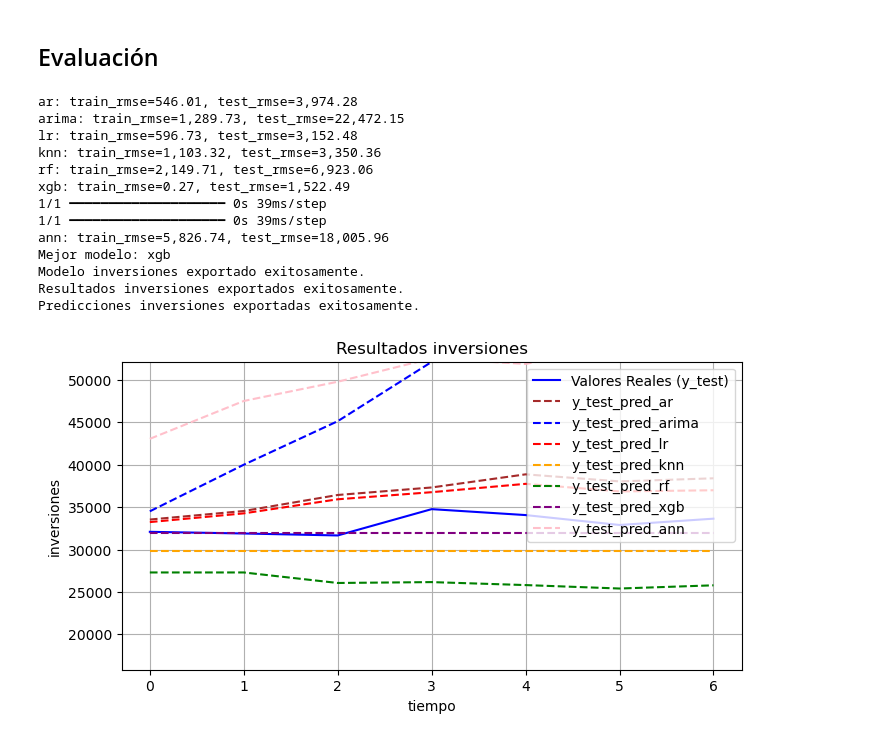
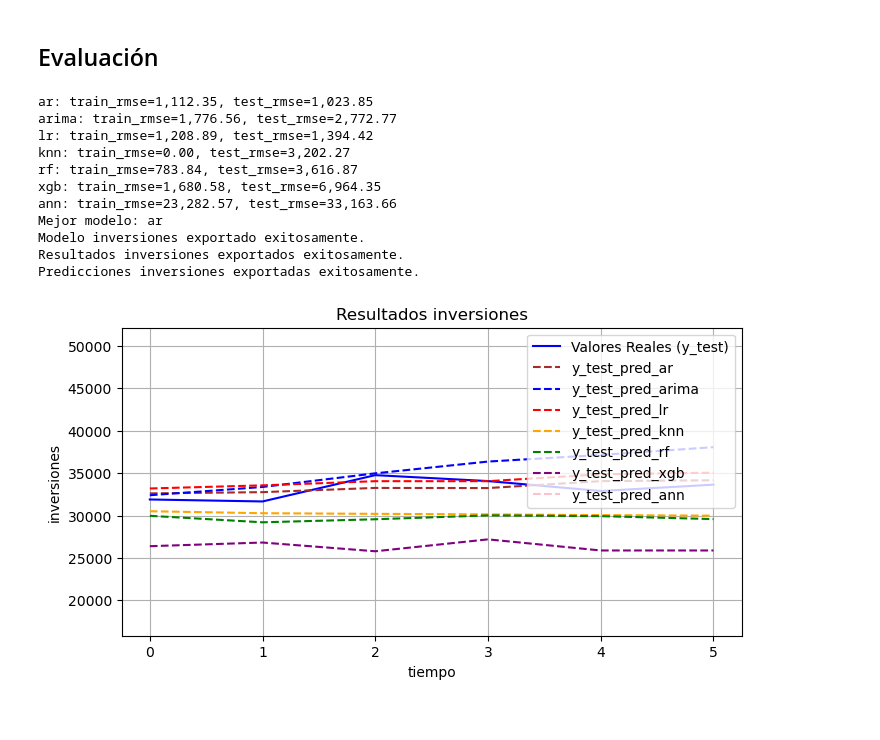
Before and after one commit to roolzpolo/papd-proyecto-final, a Jupyter notebook: 2_inversiones.ipynb, the cells around one changed output. Saved outputs shown, nothing was run; the diff lists cells and outputs as text; code cells hidden in the pictures.

```diff
--- a/2_inversiones.ipynb
+++ b/2_inversiones.ipynb
@@ -234,28 +257,30 @@ def optimize_arima(y_train, X_train, p_values, d_values, q_values):
 
     return best_model, best_params
 
-def arquitectura_ann(cant_capas, cant_neurons, learning_rate, input_dim):
+def arquitectura_ann(cant_capas, cant_neurons, learning_rate, dropout_rate, input_dim):
     model = Sequential([Input(shape=(input_dim,))])
     for _ in range(cant_capas):
-        model.add(Dense(cant_neurons, activation='relu', kernel_regularizer=l2(0.01)))
-        model.add(Dropout(0.5))
+        model.add(Dense(cant_neurons, activation='relu', kernel_initializer='he_normal', kernel_regularizer=l2(1e-3)))
+        model.add(BatchNormalization())
+        model.add(Dropout(rate=dropout_rate))
     model.add(Dense(1))
     optimizer = Adam(learning_rate=learning_rate)
     model.compile(optimizer=optimizer, loss='mse')
     return model
 
 def optimizar_ann(trial, X_train, y_train):
-    cant_capas = trial.suggest_int('cant_capas', 2, 8, 2)
-    cant_neurons = trial.suggest_int('cant_neurons', 8, 64, 8)
-    batch_size = trial.suggest_categorical('batch_size', [16, 32, 64, 128])
-    learning_rate = trial.suggest_categorical('learning_rate', [0.001,0.01, 0.1])
+    cant_capas = trial.suggest_int('cant_capas', 1, 4, 1)
+    cant_neurons = trial.suggest_int('cant_neurons', 2, 8, 2)
+    batch_size = trial.suggest_categorical('batch_size', [32, 64, 128])
+    learning_rate = trial.suggest_categorical('learning_rate', [0.001, 0.01])
+    dropout_rate = trial.suggest_float('dropout_rate', 0.3, 0.7)
 
-    model = arquitectura_ann(cant_capas, cant_neurons, learning_rate, X_train.shape[1])
-    early_stopping = EarlyStopping(monitor='val_loss', patience=3, restore_best_weights=True)
+    model = arquitectura_ann(cant_capas, cant_neurons, learning_rate, dropout_rate, X_train.shape[1])
+    early_stopping = EarlyStopping(monitor='val_loss', patience=5, restore_best_weights=True)
     history = model.fit(
         X_train, y_train,
         validation_split=0.2,
-        epochs=100, batch_size=batch_size, verbose=0, callbacks=[early_stopping]
+        epochs=40, batch_size=batch_size, verbose=0, callbacks=[early_stopping]
     )
     return min(history.history['val_loss'])
 # %%
@@ -372,21 +401,29 @@ ANN Best Parameters: {'cant_capas': 8, 'cant_neurons': 40, 'batch_size': 64, 'le
 # %% [markdown]
 ## Evaluación
 # %%
-def evaluate(best_models, X_train, y_train, X_test, y_test, target_var):
+def evaluate(best_models, X_train_pca_lv, X_train_pca_hv, y_train, X_test_pca_lv, X_test_pca_hv, y_test, target_var):
     results = {}
     for name, model in best_models.items():
         # Predicción y cálculo del MSE en el conjunto de entrenamiento
         if name in ('ar', 'arima'):
-            y_train_pred = model.predict(start=0, end=len(y_train)-1, exog=X_train)
+            y_train_pred = model.predict(start=0, end=len(y_train)-1, exog=X_train_pca_lv)
+        elif name == 'ann':
+            y_train_pred = model.predict(X_train_pca_hv, verbose=0)
+        elif name == 'lr':
+            y_train_pred = model.predict(X_train_pca_lv)
         else:
-            y_train_pred = model.predict(X_train)
+            y_train_pred = model.predict(X_train_pca_hv)
         train_mse = mean_squared_error(y_train, y_train_pred)
 
         # Predicción y cálculo del MSE en el conjunto de prueba
         if name in ('ar', 'arima'):
-            y_test_pred = model.predict(start=len(y_train), end=len(y_train)+len(y_test)-1, exog=X_test)
+            y_test_pred = model.predict(start=len(y_train), end=len(y_train)+len(y_test)-1, exog=X_test_pca_lv)
+        elif name == 'ann':
+            y_test_pred = model.predict(X_test_pca_hv, verbose=0)
+        elif name == 'lr':
+            y_test_pred = model.predict(X_test_pca_lv)
         else:
-            y_test_pred = model.predict(X_test)
+            y_test_pred = model.predict(X_test_pca_hv)
         test_mse = mean_squared_error(y_test, y_test_pred)
 
         train_rmse = np.sqrt(train_mse)
@@ -422,18 +459,16 @@ def evaluate(best_models, X_train, y_train, X_test, y_test, target_var):
     print(f"Predicciones {target_var} exportadas exitosamente.")
     return results
 
-results = evaluate(best_models, X_train_pca, y_train, X_test_pca, y_test, target_var)
+results = evaluate(best_models, X_train_pca_lv, X_train_pca_hv, y_train, X_test_pca_lv, X_test_pca_hv, y_test, target_var)
 # %% [output]
-ar: train_rmse=546.01, test_rmse=3,974.28
-arima: train_rmse=1,289.73, test_rmse=22,472.15
-lr: train_rmse=596.73, test_rmse=3,152.48
-knn: train_rmse=1,103.32, test_rmse=3,350.36
-rf: train_rmse=2,149.71, test_rmse=6,923.06
-xgb: train_rmse=0.27, test_rmse=1,522.49
-1/1 ━━━━━━━━━━━━━━━━━━━━ 0s 39ms/step
-1/1 ━━━━━━━━━━━━━━━━━━━━ 0s 39ms/step
-ann: train_rmse=5,826.74, test_rmse=18,005.96
-Mejor modelo: xgb
+ar: train_rmse=1,112.35, test_rmse=1,023.85
+arima: train_rmse=1,776.56, test_rmse=2,772.77
+lr: train_rmse=1,208.89, test_rmse=1,394.42
+knn: train_rmse=0.00, test_rmse=3,202.27
+rf: train_rmse=783.84, test_rmse=3,616.87
+xgb: train_rmse=1,680.58, test_rmse=6,964.35
+ann: train_rmse=23,282.57, test_rmse=33,163.66
+Mejor modelo: ar
 Modelo inversiones exportado exitosamente.
 Resultados inversiones exportados exitosamente.
 Predicciones inversiones exportadas exitosamente.
@@ -445,31 +480,32 @@ def plot_comparison(results, y_test, target_var):
               'knn' : 'orange',
               'rf' : 'green',
               'xgb' : 'purple',
               'ann' : 'pink'}
 
     plt.figure(figsize=(8, 4))
     plt.plot(y_test.values, label="Valores Reales (y_test)", color="blue")
 
     for name, result in results.items():
         if name in ('ar', 'arima'):
             plt.plot(result['y_test_pred'].reset_index(drop=True), label=f"y_test_pred_{name}", color=colors[name], linestyle="--")
         else:
             plt.plot(result['y_test_pred'], label=f"y_test_pred_{name}", color=colors[name], linestyle="--")
 
     y_max = max(y_test.values)
     y_min = min(y_test.values)
     upper_limit = y_max * 1.5
     lower_limit = y_min * 0.5
 
     plt.ylim(lower_limit, upper_limit)
     plt.xlabel("tiempo")
     plt.ylabel(target_var)
     plt.title(f"Resultados {target_var}")
+    plt.legend(loc='upper right')
     plt.legend()
     plt.grid()
     plt.savefig(os.path.join(output_path, 'figures', f'result_{target_var}.png'), dpi=300)
     plt.show()
 
 plot_comparison(results, y_test, target_var)
 # %% [output]
-[figure, old version]
+[figure, new version]
```
Also changed, not shown: parts of 3 cells of this notebook, 5 other files.
